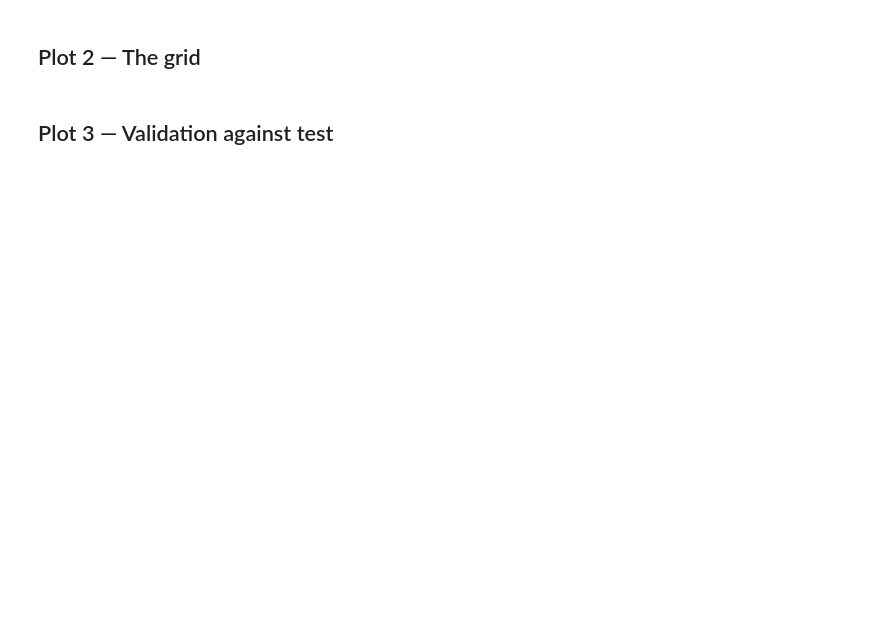
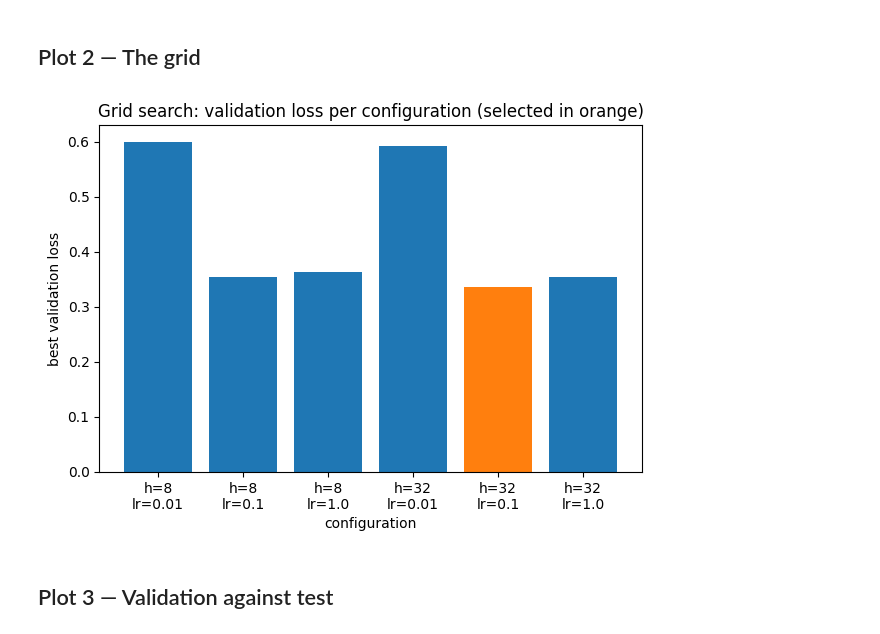
Before and after one commit to rhddnjs1974/machine-learning-project, a Jupyter notebook: lab04_2/notebooks/lab04_2_visualization.ipynb, the cells around one changed output. Saved outputs shown, nothing was run; the diff lists cells and outputs as text; code cells hidden in the pictures; blank space fills up the shorter version.

```diff
--- a/lab04_2/notebooks/lab04_2_visualization.ipynb
+++ b/lab04_2/notebooks/lab04_2_visualization.ipynb
@@ -47,2 +57,18 @@ best, results['val'], results['test']
+# %%
+labels = [f"h={g['hidden_size']}\nlr={g['lr']}" for g in results['grid']]
+losses = [g['val_loss'] for g in results['grid']]
+colors = ['tab:orange' if v == min(losses) else 'tab:blue' for v in losses]
+
+fig, ax = plt.subplots(figsize=(7, 4.5))
+ax.bar(range(len(losses)), losses, color=colors)
+ax.set_xticks(range(len(losses)))
+ax.set_xticklabels(labels)
+ax.set_xlabel('configuration')
+ax.set_ylabel('best validation loss')
+ax.set_title('Grid search: validation loss per configuration (selected in orange)')
+plt.savefig('fig2.png', dpi=150, bbox_inches='tight')
+plt.show()
+# %% [output]
+[figure, added]
 # %% [markdown]
 ## Plot 3 — Validation against test
```
Also changed, not shown: parts of 6 cells of this notebook, 7 other files.
